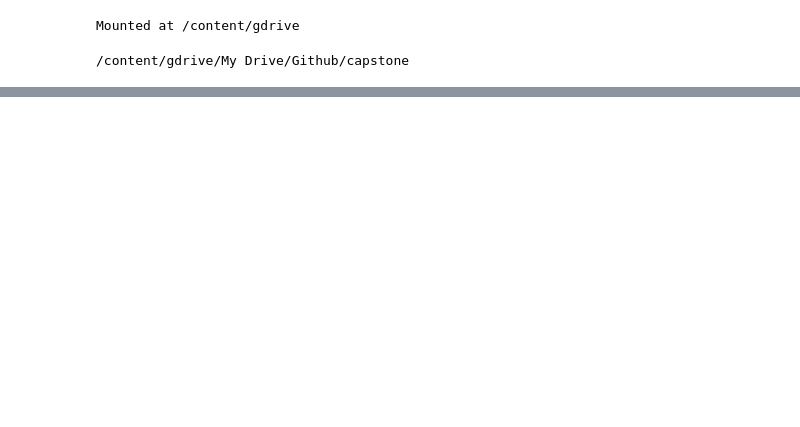
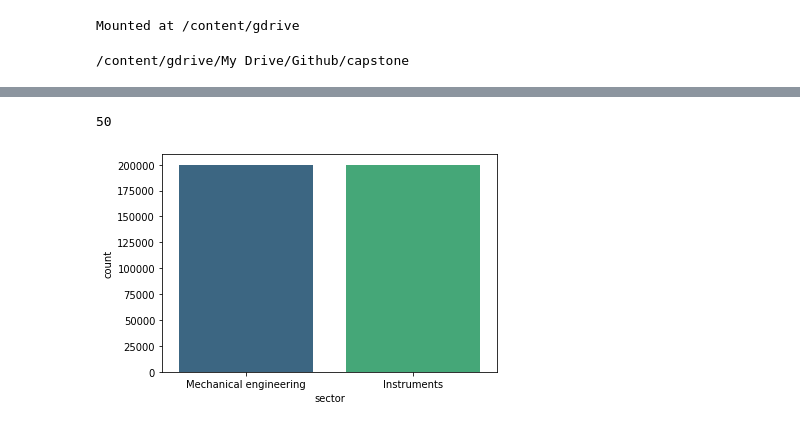
Before and after one commit to cmfritz/NLP-Patent-Classification, a Jupyter notebook: data_clean.ipynb, the cells around one changed output, grey strips where cells are left out. Drawn from its saved outputs; the diff is of its cells as text; code cells hidden in the pictures; blank space fills up the shorter version.

```diff
--- a/data_clean.ipynb
+++ b/data_clean.ipynb
@@ -24,0 +144,19 @@ df_master.to_pickle('data/data_4_analysis.pkl')
+# %%
+del X_train
+del X_test
+del y_train
+del y_test
+del X_train_transformed
+del X_test_transformed
+gc.collect()
+# %% [output]
+50
+# %%
+# Create dataset with 2 classes
+df_2class = df[df.sector != 'Electrical engineering']
+df_2class = df_2class[df_2class.sector != 'Chemistry']
+y = df_2class['sector']
+X = df_2class['text']
+ax = sns.countplot(x='sector', data=df_2class, palette='viridis')
+# %% [output]
+[figure, added]
```
Also changed, not shown: parts of 18 cells of this notebook.
